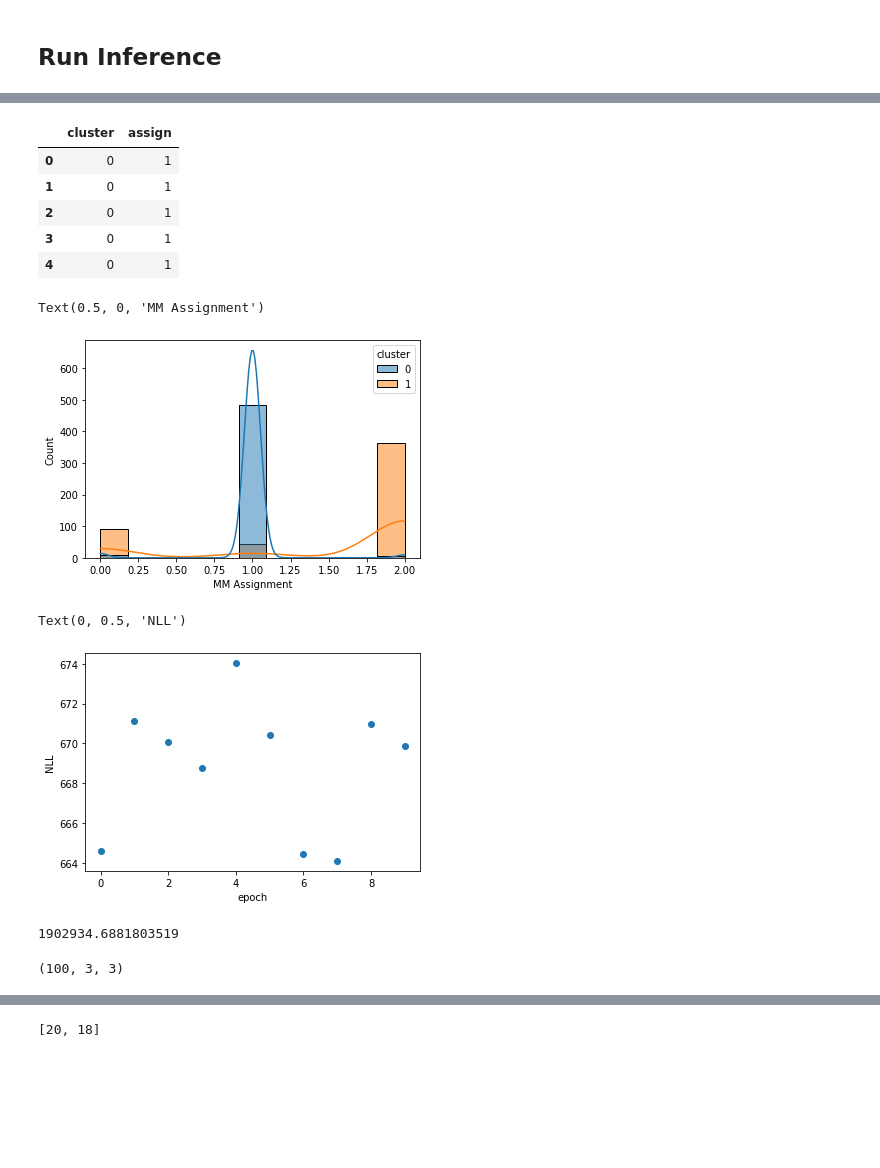
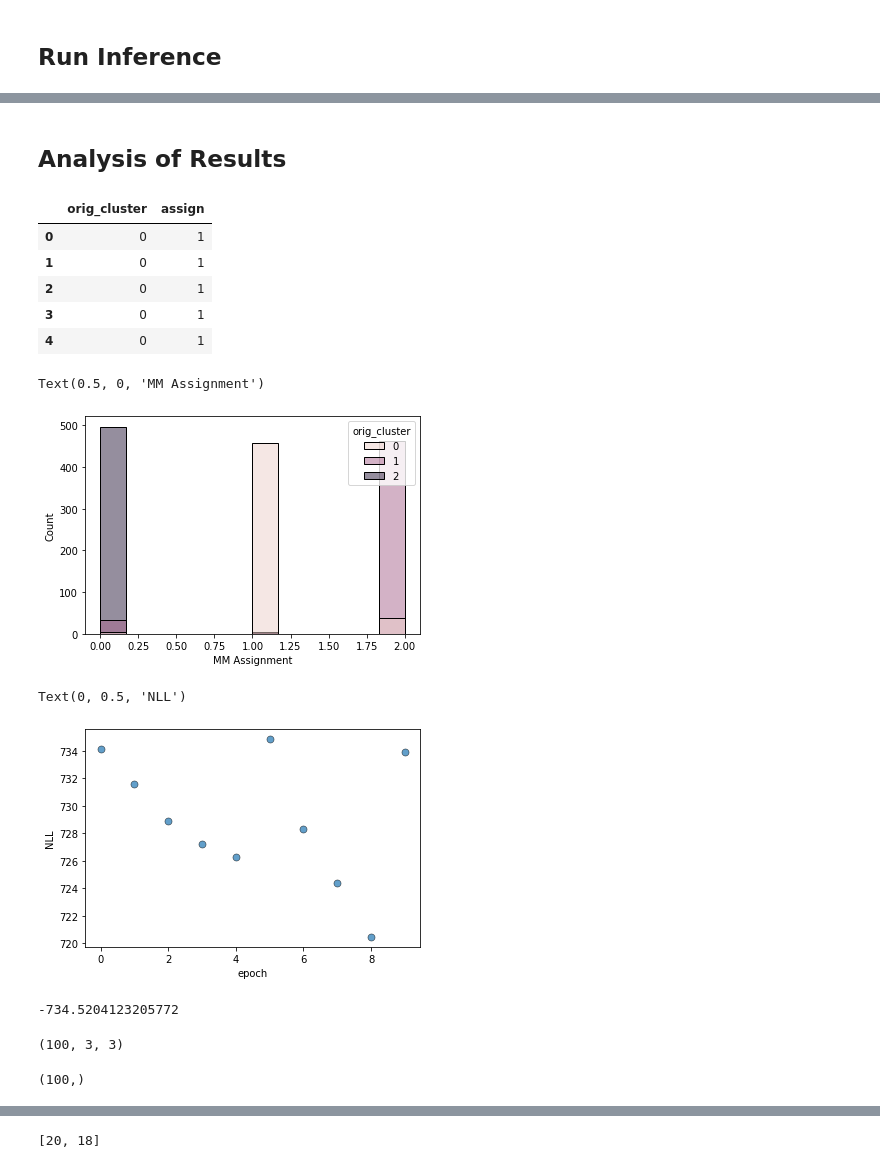
Before and after one commit to tarachari3/perturbCME, a Jupyter notebook: notebooks/20230330_mixModSimTests_Monod.ipynb, the cells around one changed output, grey strips where cells are left out. Drawn from its saved outputs; the diff is of its cells as text; code cells hidden in the pictures; blank space fills up the shorter version.

Commit message:
Update mixmodel analysis versus Monod

```diff
--- a/notebooks/20230330_mixModSimTests_Monod.ipynb
+++ b/notebooks/20230330_mixModSimTests_Monod.ipynb
@@ -433,0 +490,17 @@ INFO:root:Directory ./fits/gg_230330_025_burst_mark_sim_MM_k3_1/diagnostic_figur
+# %%
+#Control test with standard Monod fit on first, known cluster of cells
+result_strings = []
+for i in range(1,2): #n_datasets
+
+    fitmodel = monod.cme_toolbox.CMEModel('Bursty','Poisson')
+
+    inference_parameters = monod.inference.InferenceParameters(phys_lb,phys_ub,samp_lb,samp_ub,gridsize,\
+                dataset_strings[i],fitmodel,use_lengths = True,
+                gradient_params = {'max_iterations':20,'init_pattern':'moments','num_restarts':1})
+
+    search_data = monod.extract_data.extract_data(loom_filepaths[i], transcriptome_filepath, dataset_names[i],
+                dataset_strings[i], dir_string, dataset_attr_names=attribute_names,cf=cf[i])
+
+    full_result_string = inference_parameters.fit_all_grid_points(30,search_data)
+
+    result_strings.append(full_result_string)
@@ -433,0 +522,2 @@ INFO:root:Directory ./fits/gg_230330_025_burst_mark_sim_MM_k3_1/diagnostic_figur
+# %%
+sr = monod.analysis.load_search_results(result_strings[0])
@@ -491,41 +588,45 @@ INFO:root:EM Epoch 6/10:
+# %% [markdown]
+## **Analysis of Results**
 # %%
+#Mixture Model results
 import pickle
-with open("/home/tchari/perturbCME/notebooks/fits/gg_230330_025_burst_mark_sim_MM_k3_1/burst_mark_sim_20230330/Bursty_Poisson_1x1/grid_point_0.gp", "rb") as ipfs:
+with open("/home/tchari/perturbCME/notebooks/fits/gg_230331_025_burst_mark_sim_MM_k3_1/burst_mark_sim/Bursty_Poisson_1x1/grid_point_0.gp", "rb") as ipfs:
     grid_point_results_k3 = pickle.load(ipfs)
 # %%
 cell_res = pd.DataFrame()
 assigns = grid_point_results_k3.assigns
 cluster = []
 assign = []
-for i in range(clus-1):
+for i in range(clus):
     cluster += [i]*n_cells
     assign += list(grid_point_results_k3.assigns[i*n_cells:(i+1)*n_cells])
 
-cell_res['cluster'] = cluster
+cell_res['orig_cluster'] = cluster
 cell_res['assign'] = assign
 cell_res.head()
 # %% [output]
-|  | cluster | assign |
+|  | orig_cluster | assign |
 | 0 | 0 | 1 |
 | 1 | 0 | 1 |
 | 2 | 0 | 1 |
 | 3 | 0 | 1 |
 | 4 | 0 | 1 |
 # %%
-sns.histplot(data=cell_res, x="assign",hue='cluster', kde=True)
+sns.histplot(data=cell_res, x="assign",hue='orig_cluster', kde=False)
 plt.xlabel('MM Assignment')
 # %% [output]
 Text(0.5, 0, 'MM Assignment')
-[figure, old version]
+[figure, new version]
 # %%
-plt.scatter(range(len(grid_point_results_k3.all_bounds)),-1*np.array(grid_point_results_k3.all_bounds))
+sns.scatterplot(x=range(len(grid_point_results_k3.all_bounds)),y=-1*np.array(grid_point_results_k3.all_bounds),
+            alpha=0.7,s=50,edgecolor='black')
 plt.xlabel('epoch')
 plt.ylabel('NLL')
 # %% [output]
 Text(0, 0.5, 'NLL')
-[figure, old version]
+[figure, new version]
 # %%
 grid_point_results_k3.aic #Compare with k = 2
 # %% [output]
-1902934.6881803519
+-734.5204123205772
 # %%
@@ -538,0 +640,4 @@ b1 = grid_point_results_k3.param_estimates[:,0,2]
+# %%
+pred_b0.shape
+# %% [output]
+(100,)
```
Also changed, not shown: parts of 40 cells of this notebook.
